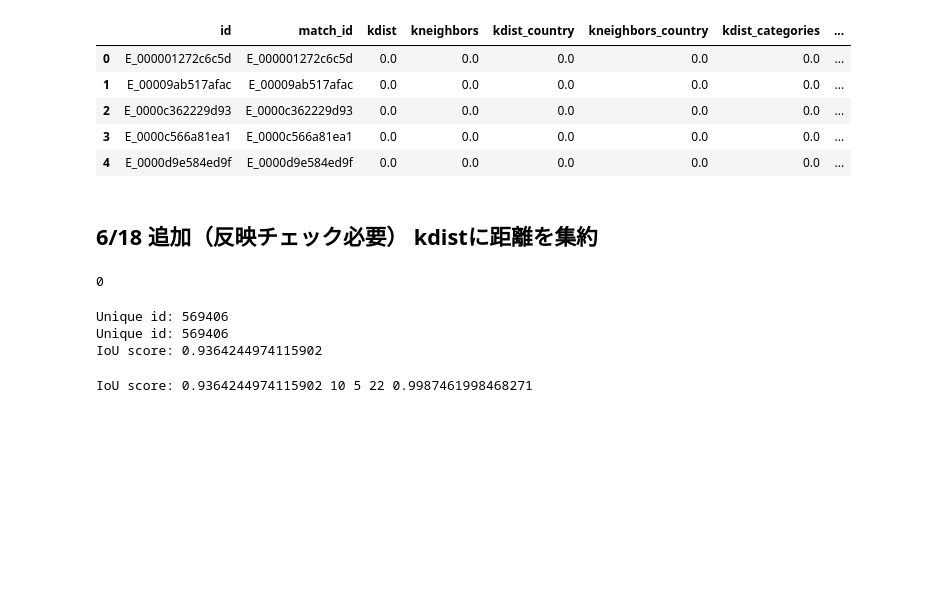
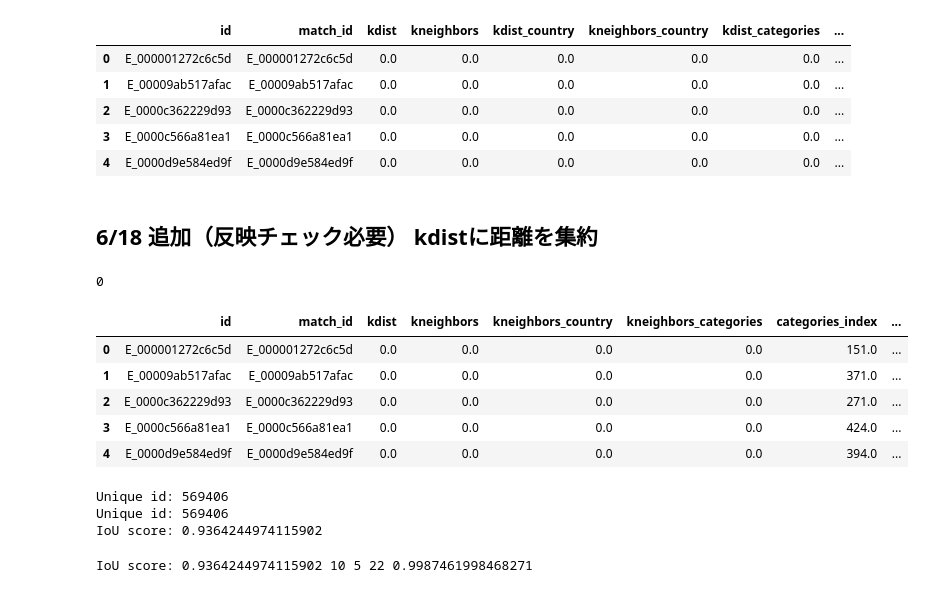
Before and after one commit to aruaru0/Foursquare-Location-Matching, a Jupyter notebook: IOU検討.ipynb, the cells around one changed output. Saved outputs shown, nothing was run; the diff lists cells and outputs as text; code cells hidden in the pictures; blank space fills up the shorter version.

Commit message:
categories2追加前の保存

```diff
--- a/IOU検討.ipynb
+++ b/IOU検討.ipynb
@@ -303,7 +303,7 @@ def recall_knn(df, Neighbors = 10, Neighbors2 = 10, Neighbors3 = 10 ):
             cur_df['match_id'] = categories_df['id'].values[nears[:, k]]
             cur_df['kdist_categories'] = dists[:, k]
             cur_df['kneighbors_categories'] = k
-            cur_df['categorie_index'] = seld[categories]
+            cur_df['categories_index'] = seld[categories]
 
             train_df_categories.append(cur_df)
     train_df_categories = pd.concat(train_df_categories)
@@ -608,9 +608,18 @@ sum(train_data['kdist'].isna())
 0
 # %%
 sel = ['id', 'match_id', 'kdist', 'kneighbors',
-       'kneighbors_country', 'kneighbors_categories',
+       'kneighbors_country', 'kneighbors_categories','categories_index',
        'label']
 train_data = train_data[sel]
+# %%
+train_data.head()
+# %% [output]
+|  | id | match_id | kdist | kneighbors | kneighbors_country | kneighbors_categories | categories_index | ... |
+| 0 | E_000001272c6c5d | E_000001272c6c5d | 0.0 | 0.0 | 0.0 | 0.0 | 151.0 | ... |
+| 1 | E_00009ab517afac | E_00009ab517afac | 0.0 | 0.0 | 0.0 | 0.0 | 371.0 | ... |
+| 2 | E_0000c362229d93 | E_0000c362229d93 | 0.0 | 0.0 | 0.0 | 0.0 | 271.0 | ... |
+| 3 | E_0000c566a81ea1 | E_0000c566a81ea1 | 0.0 | 0.0 | 0.0 | 0.0 | 424.0 | ... |
+| 4 | E_0000d9e584ed9f | E_0000d9e584ed9f | 0.0 | 0.0 | 0.0 | 0.0 | 394.0 | ... |
 # %%
 ## Eval
 data = data.reset_index()
```
Also changed, not shown: parts of 4 cells of this notebook.
